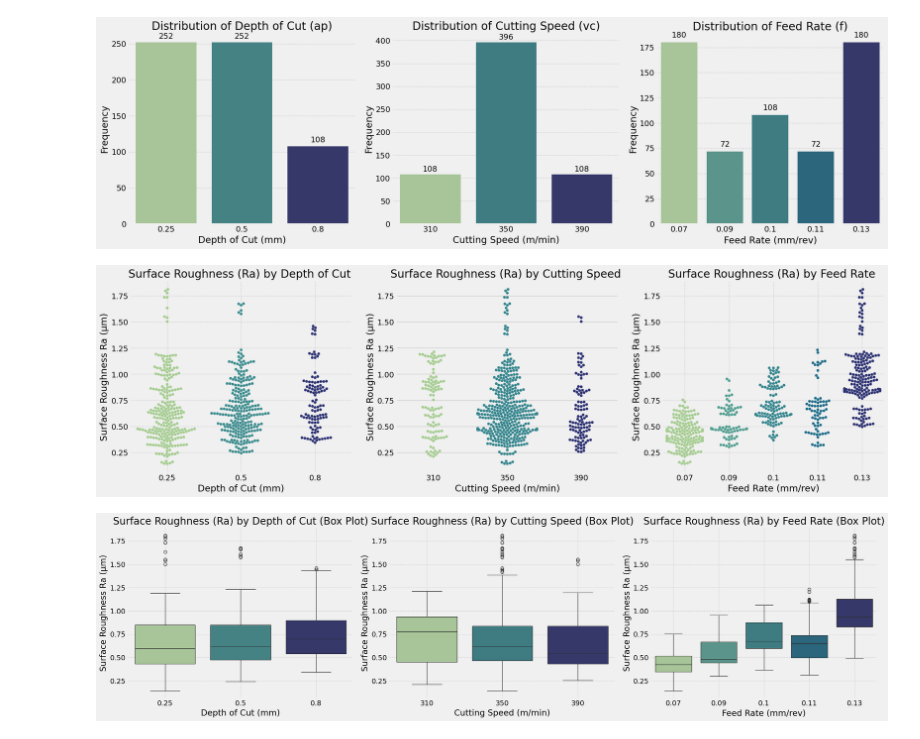
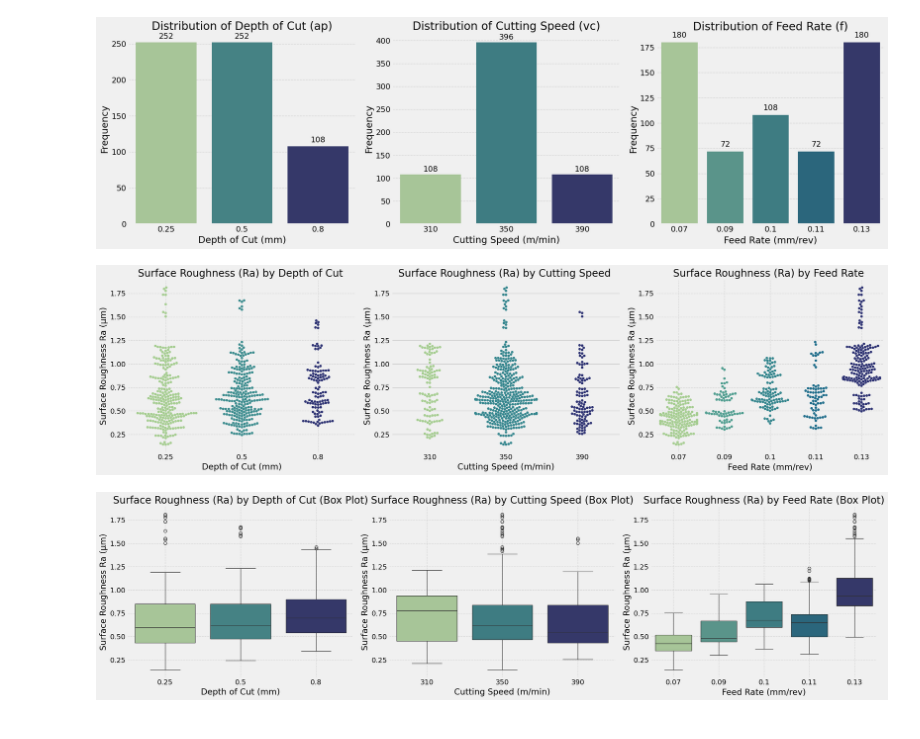
Before and after one commit to BraynerSantos/Surface_Roughness, a Jupyter notebook: notebook/Surface_Roughness.ipynb, the cells around one changed output. Drawn from its saved outputs; the diff is of its cells as text; code cells hidden in the pictures.

```diff
--- a/notebook/Surface_Roughness.ipynb
+++ b/notebook/Surface_Roughness.ipynb
@@ -98,8 +97,10 @@ from scipy.optimize import minimize
 
 source: [Kaggle](https://www.kaggle.com/datasets/adorigueto/cnc-turning-roughness-forces-and-tool-wear/data)
 # %%
-file_paths = [R"E:\Data\CNC\Ra\Exp1.csv",
-              R"E:\Data\CNC\Ra\Exp2.csv"]
+base_dir = r"C:\Users\santo\OneDrive\Documents\GitHub\Surface_Roughness"
+
+file_paths = [f"{base_dir}/data/raw/Exp1.csv",
+              f"{base_dir}/data/raw/Exp2.csv"]
 
 # Load Data
 df_list = []
@@ -288,34 +289,34 @@ plt.show()
 # %%
 # --- Plots with Swarm Plots ---
 fig, axes = plt.subplots(1, 3, figsize=(22, 6))
 
 # Ra vs. Depth of Cut with Swarm Plot
 sns.swarmplot(x='Depth_of_Cut_ap', y='Surface_Roughness_Ra', data=merged_df, ax=axes[0], hue='Depth_of_Cut_ap', palette='crest', s=5, legend=False)
 axes[0].set_title('Surface Roughness (Ra) by Depth of Cut ')
 axes[0].set_xlabel('Depth of Cut (mm)')
 axes[0].set_ylabel('Surface Roughness Ra (µm)')
 axes[0].grid(True, linestyle='--', alpha=0.7)
 
 # Ra vs. Cutting Speed with Swarm Plot
 sns.swarmplot(x='Cutting_Speed_vc', y='Surface_Roughness_Ra', data=merged_df, ax=axes[1], hue='Cutting_Speed_vc', palette='crest', s=5, legend=False)
 axes[1].set_title('Surface Roughness (Ra) by Cutting Speed ')
 axes[1].set_xlabel('Cutting Speed (m/min)')
 axes[1].set_ylabel('Surface Roughness Ra (µm)')
 
 # Ra vs. Feed Rate with Swarm Plot
 sns.swarmplot(x='Feed_Rate_f', y='Surface_Roughness_Ra', data=merged_df, ax=axes[2],hue='Feed_Rate_f', palette='crest', s=5, legend=False)
 axes[2].set_title('Surface Roughness (Ra) by Feed Rate ')
 axes[2].set_xlabel('Feed Rate (mm/rev)')
 axes[2].set_ylabel('Surface Roughness Ra (µm)')
 axes[2].grid(True, linestyle='--', alpha=0.7)
 
 
 
-#plt.tight_layout()
+plt.tight_layout()
 plt.show()
 warnings.filterwarnings("ignore", category=UserWarning)
 # %% [output]
-[figure, old version]
+[figure, new version]
 # %%
 fig, axes = plt.subplots(1, 3, figsize=(22, 6))
 
```
Also changed, not shown: parts of 10 cells of this notebook.
